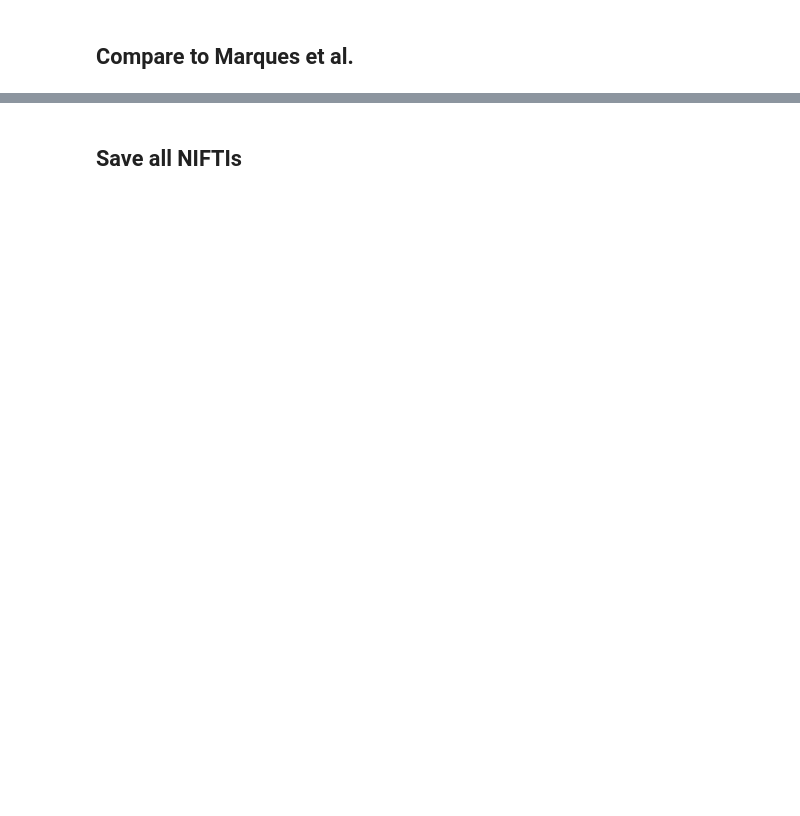
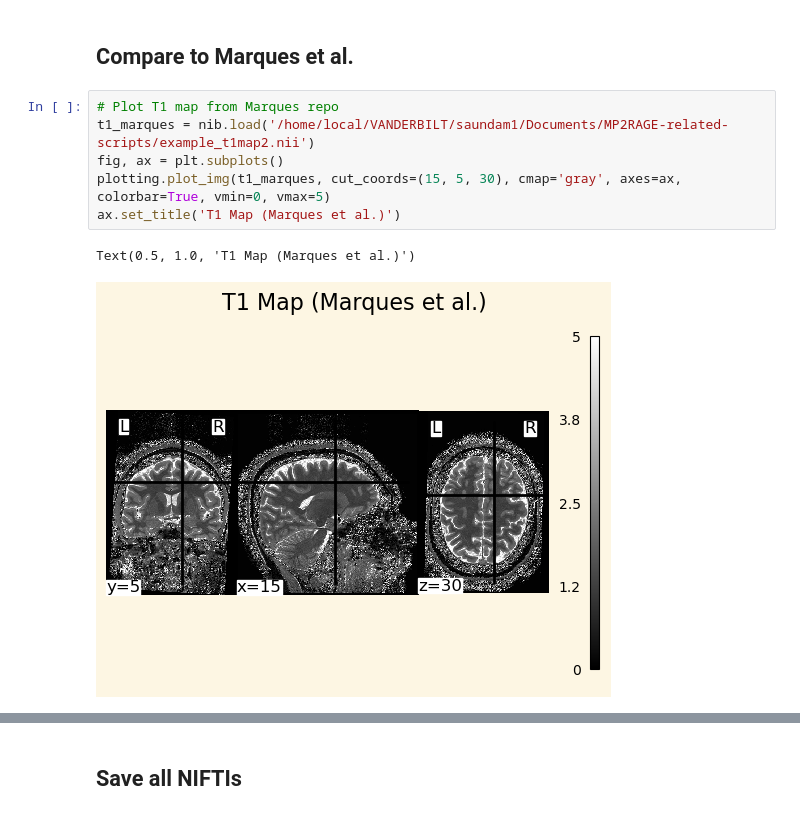
Before and after one commit to MASILab/map_t1_mapping, a Jupyter notebook: notebooks/lut_mp2rage.ipynb, the cells around one changed output, grey strips where cells are left out. Drawn from its saved outputs; the diff is of its cells as text; blank space fills up the shorter version.

```diff
--- a/notebooks/lut_mp2rage.ipynb
+++ b/notebooks/lut_mp2rage.ipynb
@@ -160,3 +157,12 @@ Text(0.5, 1.0, 'T1 Map (mine)')
 # %% [markdown]
 ## Compare to Marques et al.
+# %%
+# Plot T1 map from Marques repo
+t1_marques = nib.load('/home/local/VANDERBILT/saundam1/Documents/MP2RAGE-related-scripts/example_t1map2.nii')
+fig, ax = plt.subplots()
+plotting.plot_img(t1_marques, cut_coords=(15, 5, 30), cmap='gray', axes=ax, colorbar=True, vmin=0, vmax=5)
+ax.set_title('T1 Map (Marques et al.)')
+# %% [output]
+Text(0.5, 1.0, 'T1 Map (Marques et al.)')
+[figure, added]
 # %%
```
Also changed, not shown: parts of 6 cells of this notebook, 1 other file.
